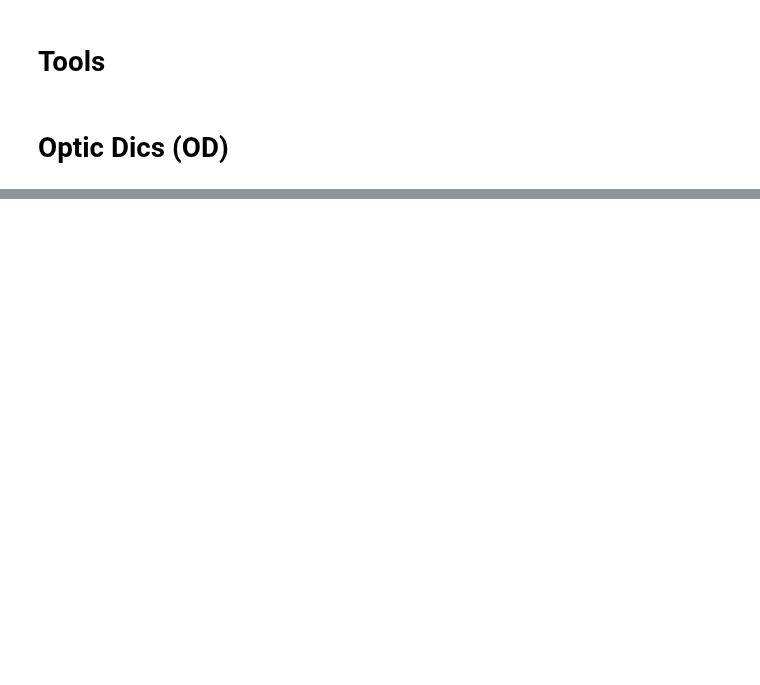
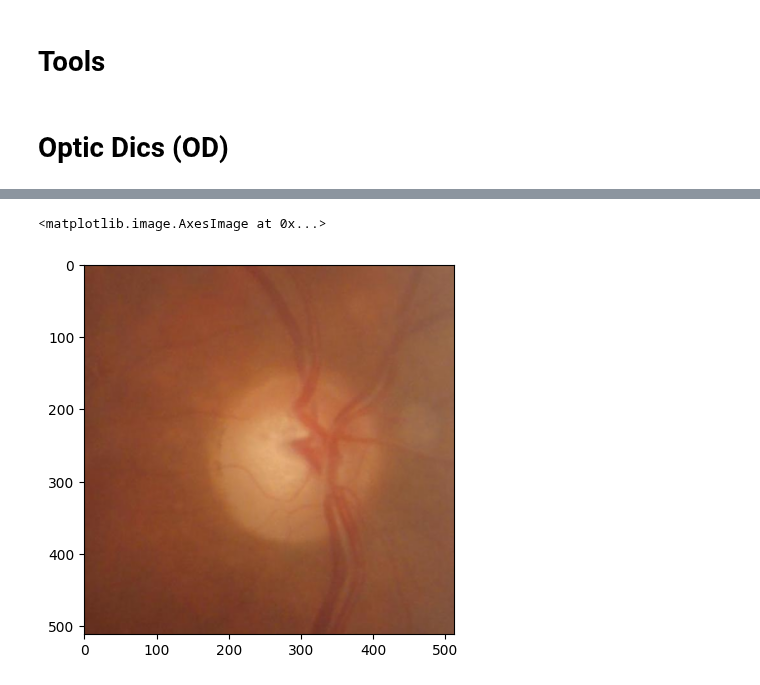
Before and after one commit to mrwhitewhite/HYGD_Dataset, a Jupyter notebook: notebooks/02 Pipelines.ipynb, the cells around one changed output, grey strips where cells are left out. Drawn from its saved outputs; the diff is of its cells as text; code cells hidden in the pictures; blank space fills up the shorter version.

```diff
--- a/notebooks/02 Pipelines.ipynb
+++ b/notebooks/02 Pipelines.ipynb
@@ -104,0 +136,16 @@ plt.imshow(cv2.cvtColor(np.hstack([img, img_thres]), cv2.COLOR_BGR2RGB));
+# %%
+# cropping
+crop_width = int(sample_width * crop_ratio)
+crop_height = int(sample_height * crop_ratio)
+
+x1 = max(max_loc[0] - crop_width // 2, 0)
+y1 = max(max_loc[1] - crop_height // 2, 0)
+x2 = min(max_loc[0] + crop_width // 2, sample_width)
+y2 = min(max_loc[1] + crop_height // 2, sample_height)
+
+cropped_img = img_ori[y1:y2, x1:x2]
+cropped_resize_img = cv2.resize(cropped_img, (crop_resize, crop_resize))
+plt.imshow(cv2.cvtColor(cropped_resize_img, cv2.COLOR_BGR2RGB))
+# %% [output]
+<matplotlib.image.AxesImage at 0x...>
+[figure, added]
```
Also changed, not shown: parts of 7 cells of this notebook.
